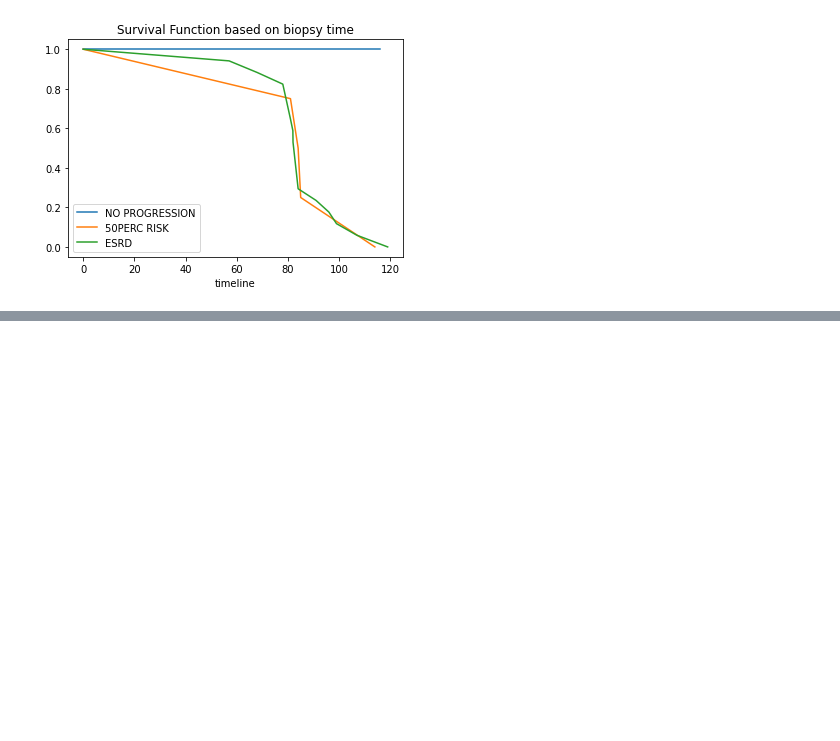
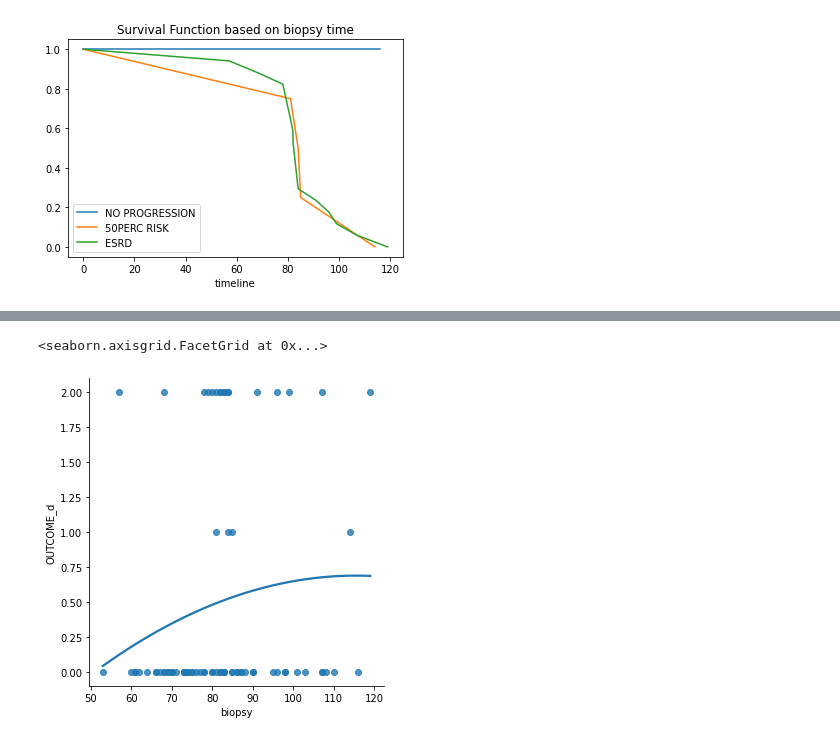
Before and after one commit to ibe-abu-chi/EXCEL-WORK, a Jupyter notebook: Copy_of_CKD_ANALYSIS.ipynb, the cells around one changed output, grey strips where cells are left out. Cells and saved outputs as stored; diff of their text form; code cells hidden in the pictures; blank space fills up the shorter version.

```diff
--- a/Copy_of_CKD_ANALYSIS.ipynb
+++ b/Copy_of_CKD_ANALYSIS.ipynb
@@ -955,0 +1027,7 @@ Text(0.5, 1.0, 'Survival Function based on biopsy time')
+# %%
+df_binary = df2[['OUTCOME_d', 'biopsy']]
+
+# Taking only the selected two attributes from the dataset
+df_binary.columns = ['OUTCOME_d', 'biopsy']
+#display the first 5 rows
+df_binary.head()
@@ -955,0 +1041,7 @@ Text(0.5, 1.0, 'Survival Function based on biopsy time')
+# %%
+
+#plotting the Scatter plot to check relationship between Sal and Temp
+sns.lmplot(y ="OUTCOME_d", x ="biopsy", data = df_binary, order = 2, ci = None)
+# %% [output]
+<seaborn.axisgrid.FacetGrid at 0x...>
+[figure, added]
```
Also changed, not shown: parts of 10 cells of this notebook.
